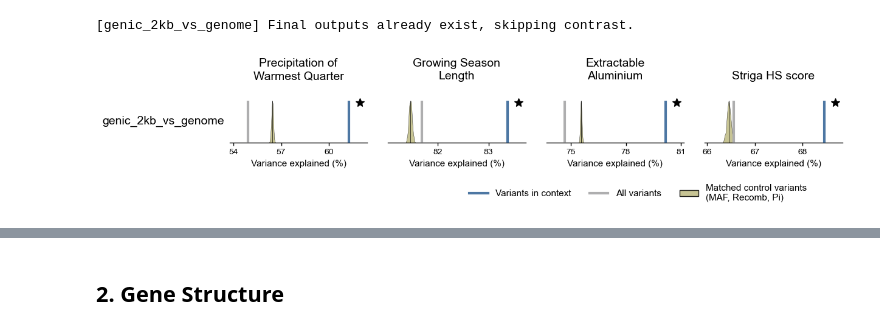
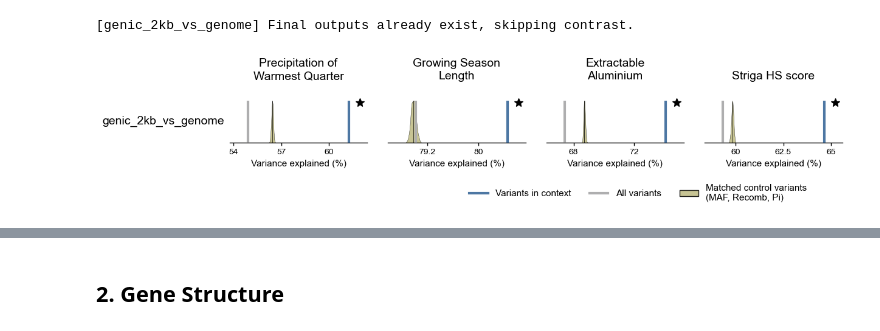
Before and after one commit to SouthernCD/functional-genomic-local-adaptation-sorghum, a Jupyter notebook: notebooks/05_variance_partitioning.ipynb, the cells around one changed output, grey strips where cells are left out. Drawn from its saved outputs; the diff is of its cells as text; code cells hidden in the pictures.

```diff
--- a/notebooks/05_variance_partitioning.ipynb
+++ b/notebooks/05_variance_partitioning.ipynb
@@ -79,32 +81,32 @@ _ = run_partition_contrast(contrast_id, contrast_json, context_df, landraces_df,
 from src.enrich import two_sided_empirical_pvalue
 from src.partition import plot_variance_explained
 
 feature_labels = {contrast_id:contrast_id}
 
-reml_results_df = pd.read_csv(os.path.join(contrast_dir, "final", "reml_summary.csv"))
+reml_results_df = pd.read_csv(os.path.join(contrast_dir, "final", "reml_summary_pc_adjusted.csv"))
 reml_results = {}
 for env_id in env_id_list:
     fg_heritability = reml_results_df.loc[(reml_results_df['phenotype'] == env_id) & (reml_results_df['set'] == 'FOREGROUND'), 'heritability'].values[0]
     genome_heritability = reml_results_df.loc[(reml_results_df['phenotype'] == env_id) & (reml_results_df['set'] == 'ALL_SITE'), 'heritability'].values[0]
     permutation_heritability_list = reml_results_df.loc[(reml_results_df['phenotype'] == env_id) & (~reml_results_df['perm_index'].isna()), 'heritability'].values.tolist()
     stats = two_sided_empirical_pvalue(fg_heritability, permutation_heritability_list)
     reml_results[env_id] = {
         contrast_id: {
             "foreground_heritability": fg_heritability,
             "genome_heritability": genome_heritability,
             "permutation_heritability_list": permutation_heritability_list,
             "direction": 'right' if stats['obs_value'] >= stats['mean_perm'] else 'left',
             "p_value": stats['pval']
         }
     }
 
 fig, axes = plot_variance_explained(
     reml_results,
     env_order=env_id_list,
     feature_order=[contrast_id],
     env_labels=env_labels,
     feature_labels=feature_labels,
     control_legend_label=f"Matched control variants\n({', '.join(match_controls)})",
 )
 # %% [output]
-[figure, old version]
+[figure, new version]
```
Also changed, not shown: parts of 84 cells of this notebook, 40 other files.
